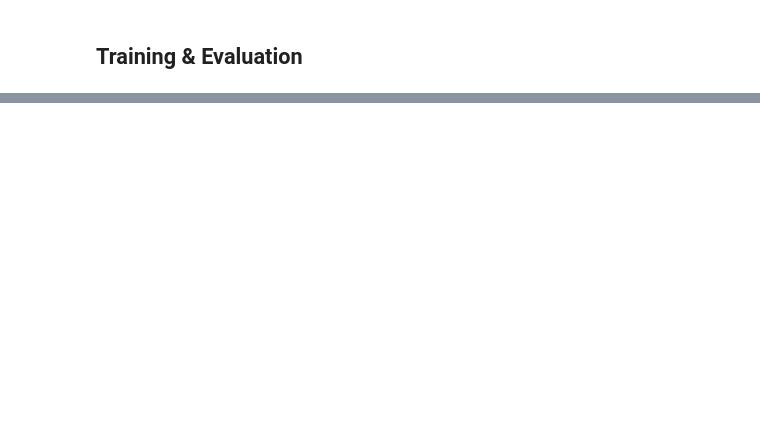
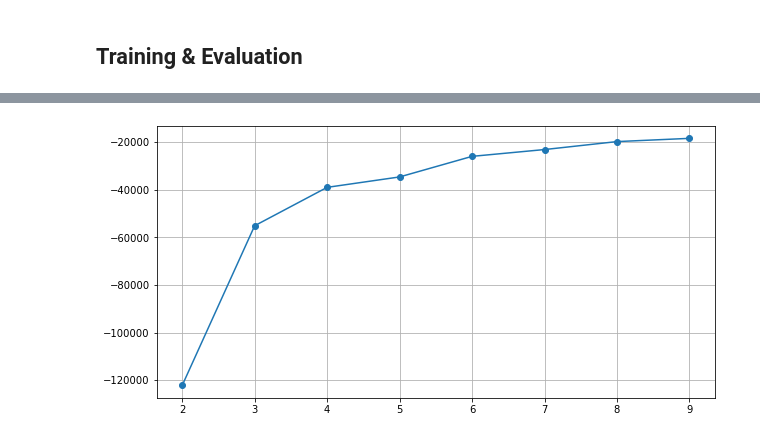
Before and after one commit to siddharth-ncl-work/leelavati_narlikar_project, a Jupyter notebook: ENCFF030XPN_GRCh38.bed/model_training.ipynb, the cells around one changed output, grey strips where cells are left out. Drawn from its saved outputs; the diff is of its cells as text; code cells hidden in the pictures; blank space fills up the shorter version.

```diff
--- a/ENCFF030XPN_GRCh38.bed/model_training.ipynb
+++ b/ENCFF030XPN_GRCh38.bed/model_training.ipynb
@@ -148,20 +179,20 @@ Wall time: 2min 24s
 # %%
-def getTopicDistribution(pred_data,ntopics):
-    value_count=pred_data['pred_topic'].value_counts(normalize=True)
-    topic_dist_dict=value_count.to_dict()
-    return topic_dist_dict
+# def getTopicDistribution(pred_data,ntopics):
+#     value_count=pred_data['pred_topic'].value_counts(normalize=True)
+#     topic_dist_dict=value_count.to_dict()
+#     return topic_dist_dict
 
-def likelihoodMetric(pred_data,predictions,ntopics):
-    likelihood=0
-    P_T=getTopicDistribution(pred_data,ntopics)
-    for pred in tqdm(predictions):
-        P_Xi_M=0
-        for topic_no,P_Xi_T in pred:
-            P_Xi_M+=P_Xi_T*P_T[topic_no]
-        likelihood+=np.log10(P_Xi_M)
-    print(likelihood)
-    return likelihood
-# likelihoodMetric(lda_pred_data,lda_predictions,3)
+# def likelihoodMetric(pred_data,predictions,ntopics):
+#     likelihood=0
+#     P_T=getTopicDistribution(pred_data,ntopics)
+#     for pred in tqdm(predictions):
+#         P_Xi_M=0
+#         for topic_no,P_Xi_T in pred:
+#             P_Xi_M+=P_Xi_T*P_T[topic_no]
+#         likelihood+=np.log10(P_Xi_M)
+#     print(likelihood)
+#     return likelihood
+# # likelihoodMetric(lda_pred_data,lda_predictions,3)
 # %%
 from gensim.models.coherencemodel import CoherenceModel
 
@@ -256,7 +287,8 @@ for ntopics in range(2,10):
     pred_data=data.copy()
     pred_data['pred_topic']=pred_topic
     print('\nFinding likelihood...')
-    likelihood=likelihoodMetric(pred_data,predictions,ntopics)
+#     likelihood=likelihoodMetric(pred_data,predictions,ntopics)
+    likelihood=likelihoodMetric(model,pred_data,dictionary,ntopics)
     print('\nFinding coherence_cv...')
     coherence_cv=coherenceMetric_cv(model,dictionary,docs)
     print('\nFinding coherence_umass...')
@@ -351,4 +401,10 @@ Finding coherence_cv...
 ... (13 outputs left out)
+# %%
+plt.figure(figsize=(10,5))
+plt.plot(eval_df['num_topics'],eval_df['likelihood'],marker='o')
+plt.grid()
+# %% [output]
+[figure, added]
 # %%
 # #setup logging for trainging metrics
 # import logging
```
Also changed, not shown: parts of 3 cells of this notebook, 28 other files.
